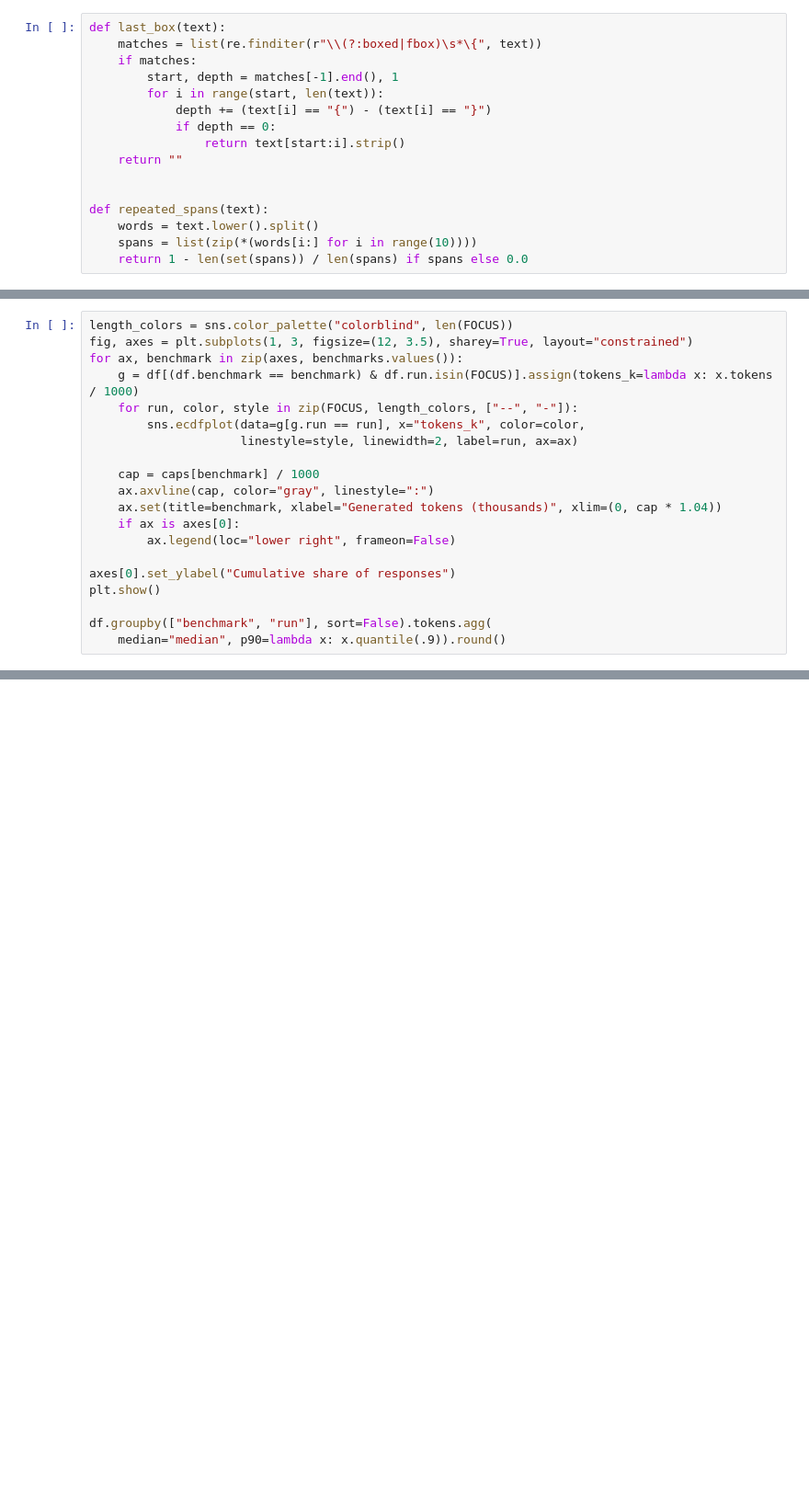
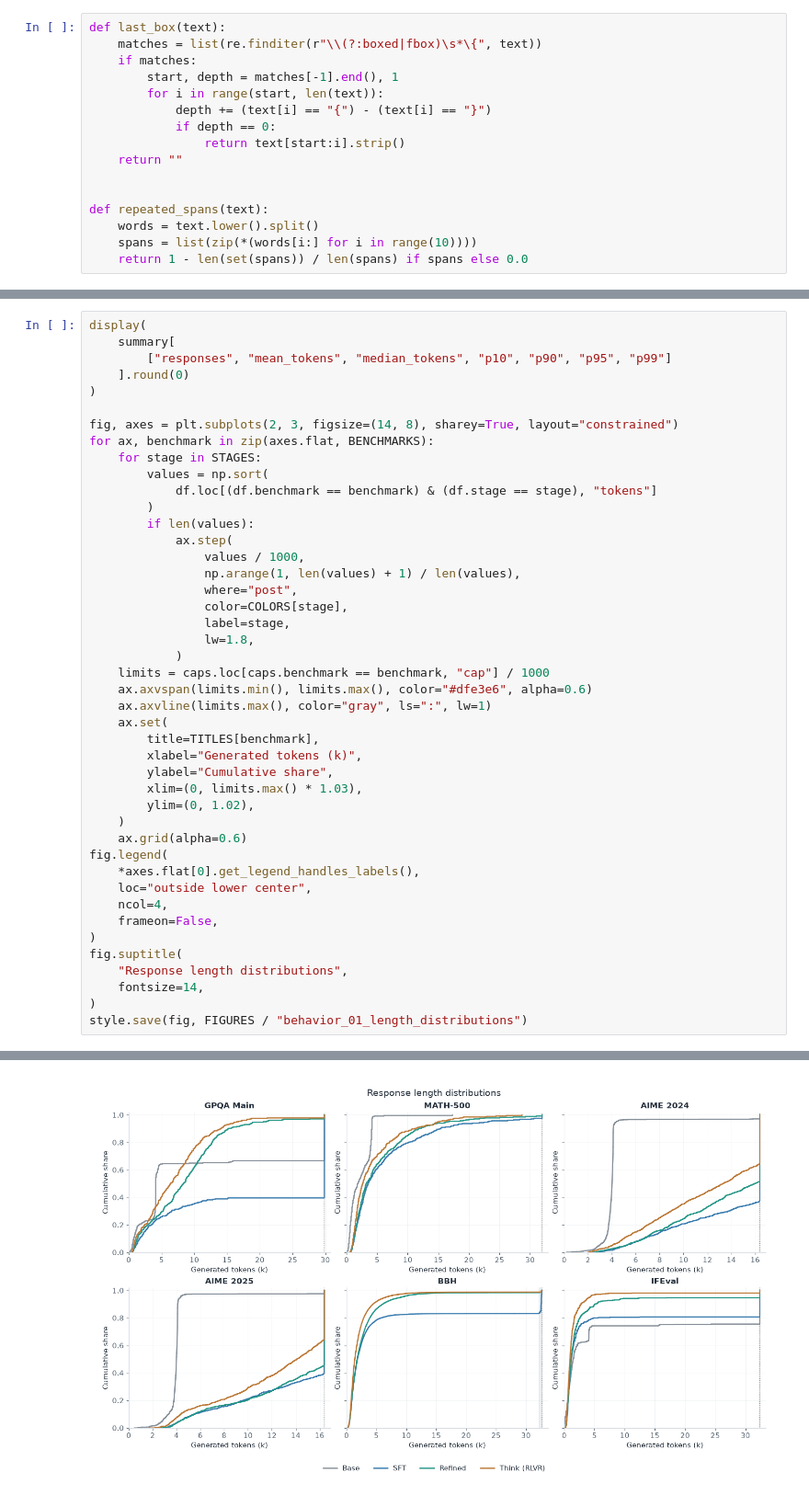
Before and after one commit to kowanietz/nanoreason, a Jupyter notebook: notebooks/reasoning_behavior.ipynb, the cells around one changed output, grey strips where cells are left out. Shown at 92% size. Saved outputs shown, nothing was run; the diff lists cells and outputs as text; blank space fills up the shorter version.

```diff
--- a/notebooks/reasoning_behavior.ipynb
+++ b/notebooks/reasoning_behavior.ipynb
@@ -172,20 +43,0 @@ plt.show()
-# %%
-length_colors = sns.color_palette("colorblind", len(FOCUS))
-fig, axes = plt.subplots(1, 3, figsize=(12, 3.5), sharey=True, layout="constrained")
-for ax, benchmark in zip(axes, benchmarks.values()):
-    g = df[(df.benchmark == benchmark) & df.run.isin(FOCUS)].assign(tokens_k=lambda x: x.tokens / 1000)
-    for run, color, style in zip(FOCUS, length_colors, ["--", "-"]):
-        sns.ecdfplot(data=g[g.run == run], x="tokens_k", color=color,
-                     linestyle=style, linewidth=2, label=run, ax=ax)
-
-    cap = caps[benchmark] / 1000
-    ax.axvline(cap, color="gray", linestyle=":")
-    ax.set(title=benchmark, xlabel="Generated tokens (thousands)", xlim=(0, cap * 1.04))
-    if ax is axes[0]:
-        ax.legend(loc="lower right", frameon=False)
-
-axes[0].set_ylabel("Cumulative share of responses")
-plt.show()
-
-df.groupby(["benchmark", "run"], sort=False).tokens.agg(
-    median="median", p90=lambda x: x.quantile(.9)).round()
@@ -209,0 +216,45 @@ Base outputs cluster around 4k tokens despite a much higher generation limit, wi
+# %%
+display(
+    summary[
+        ["responses", "mean_tokens", "median_tokens", "p10", "p90", "p95", "p99"]
+    ].round(0)
+)
+
+fig, axes = plt.subplots(2, 3, figsize=(14, 8), sharey=True, layout="constrained")
+for ax, benchmark in zip(axes.flat, BENCHMARKS):
+    for stage in STAGES:
+        values = np.sort(
+            df.loc[(df.benchmark == benchmark) & (df.stage == stage), "tokens"]
+        )
+        if len(values):
+            ax.step(
+                values / 1000,
+                np.arange(1, len(values) + 1) / len(values),
+                where="post",
+                color=COLORS[stage],
+                label=stage,
+                lw=1.8,
+            )
+    limits = caps.loc[caps.benchmark == benchmark, "cap"] / 1000
+    ax.axvspan(limits.min(), limits.max(), color="#dfe3e6", alpha=0.6)
+    ax.axvline(limits.max(), color="gray", ls=":", lw=1)
+    ax.set(
+        title=TITLES[benchmark],
+        xlabel="Generated tokens (k)",
+        ylabel="Cumulative share",
+        xlim=(0, limits.max() * 1.03),
+        ylim=(0, 1.02),
+    )
+    ax.grid(alpha=0.6)
+fig.legend(
+    *axes.flat[0].get_legend_handles_labels(),
+    loc="outside lower center",
+    ncol=4,
+    frameon=False,
+)
+fig.suptitle(
+    "Response length distributions",
+    fontsize=14,
+)
+style.save(fig, FIGURES / "behavior_01_length_distributions")
+# %% [output]
@@ -209,0 +279 @@ Base outputs cluster around 4k tokens despite a much higher generation limit, wi
+[figure, added]
```
Also changed, not shown: parts of 30 cells of this notebook, 7 other files.
